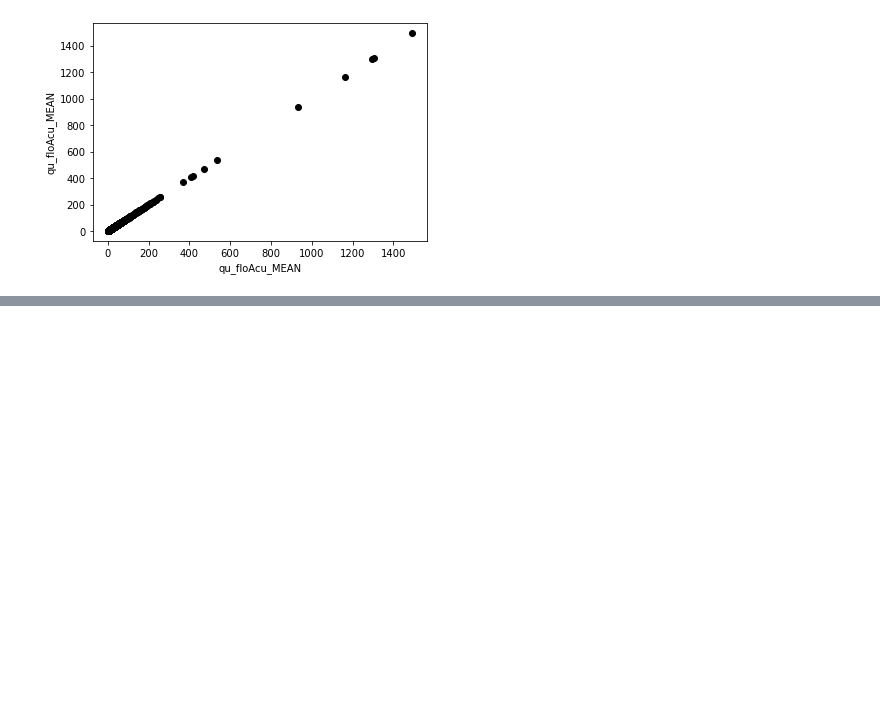
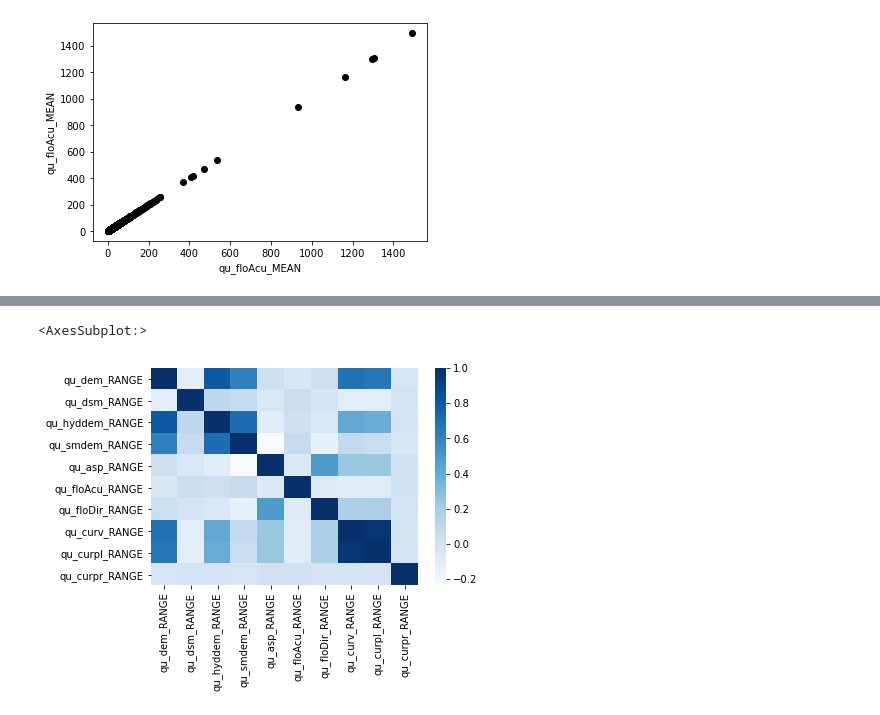
Before and after one commit to michael-suggs/earth-science-svsm, a Jupyter notebook: earthScienceDataFrame0.ipynb, the cells around one changed output, grey strips where cells are left out. Drawn from its saved outputs; the diff is of its cells as text; code cells hidden in the pictures; blank space fills up the shorter version.

```diff
--- a/earthScienceDataFrame0.ipynb
+++ b/earthScienceDataFrame0.ipynb
@@ -44,0 +66,11 @@ Text(0, 0.5, 'qu_floAcu_MEAN')
+# %%
+columns_range = []
+for (columnName, columnData) in dfes.iteritems():
+    if "RANGE" in columnName:
+        columns_range.append(columnName)
+dfes_range = pd.DataFrame(dfes, columns=columns_range)
+corr_range = dfes_range.corr()
+sns.heatmap(corr_range, cmap="Blues")
+# %% [output]
+<AxesSubplot:>
+[figure, added]
```
Also changed, not shown: parts of 8 cells of this notebook.
